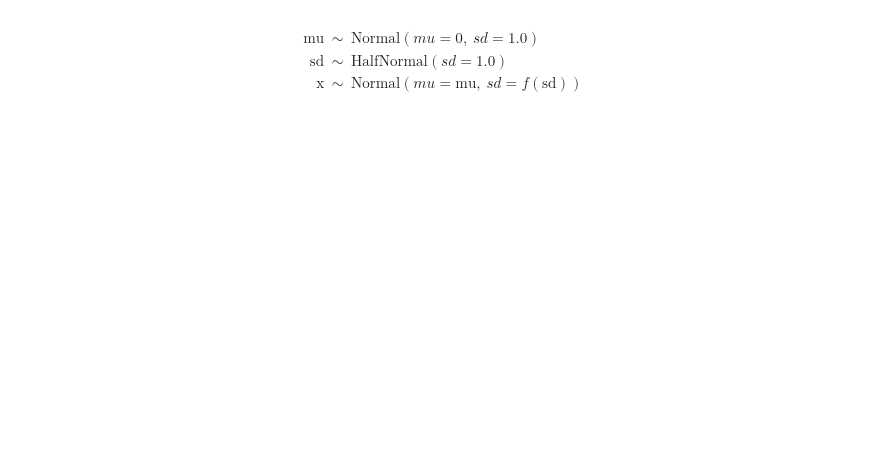
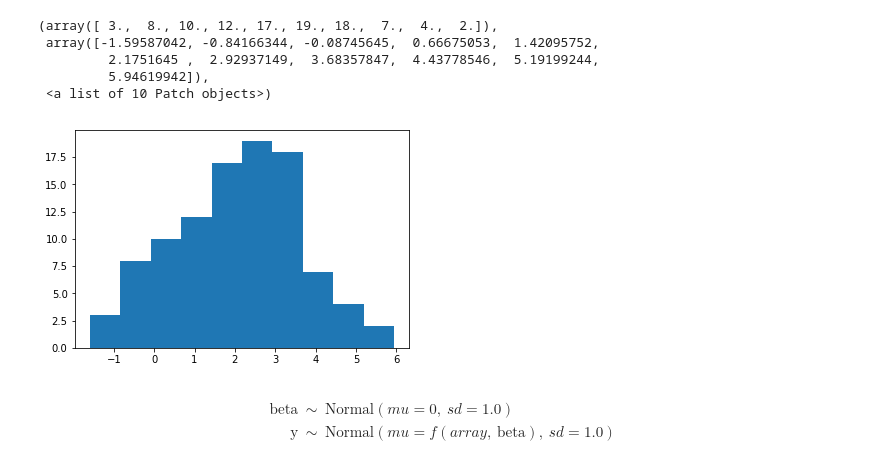
Before and after one commit to christiaanjs/pylo, a Jupyter notebook: scripts/diagnostics.ipynb, the cells around one changed output. Cells and saved outputs as stored; diff of their text form; code cells hidden in the pictures; blank space fills up the shorter version.

```diff
--- a/scripts/diagnostics.ipynb
+++ b/scripts/diagnostics.ipynb
@@ -13,13 +21,25 @@ x = np.random.normal(mu, sd, size=n)
+# %%
+beta = np.random.normal(size=2)
+eta = X.dot(beta)
+y = np.random.normal(loc=eta)
+plt.hist(y)
+# %% [output]
+(array([ 3.,  8., 10., 12., 17., 19., 18.,  7.,  4.,  2.]),
+ array([-1.59587042, -0.84166344, -0.08745645,  0.66675053,  1.42095752,
+         2.1751645 ,  2.92937149,  3.68357847,  4.43778546,  5.19199244,
+         5.94619942]),
+ <a list of 10 Patch objects>)
+[figure, added]
 # %%
 with pm.Model() as model:
-    mu_ = pm.Normal('mu')
-    sd_ = pm.HalfNormal('sd')
-    x_ = pm.Normal('x', mu=mu_, sd=sd_, observed=x)
+    beta_ = pm.Normal('beta', shape=2)
+    eta_ = tt.dot(X, beta_)
+    y_ = pm.Normal('y', mu=eta_, observed=y)
 
 model
 # %% [output]
 $$
             \begin{array}{rcl}
-            \text{mu} &\sim & \text{Normal}(\mathit{mu}=0,~\mathit{sd}=1.0)\\\text{sd} &\sim & \text{HalfNormal}(\mathit{sd}=1.0)\\\text{x} &\sim & \text{Normal}(\mathit{mu}=\text{mu},~\mathit{sd}=f(\text{sd}))
+            \text{beta} &\sim & \text{Normal}(\mathit{mu}=0,~\mathit{sd}=1.0)\\\text{y} &\sim & \text{Normal}(\mathit{mu}=f(array,~\text{beta}),~\mathit{sd}=1.0)
             \end{array}
             $$
```
Also changed, not shown: parts of 15 cells of this notebook.
